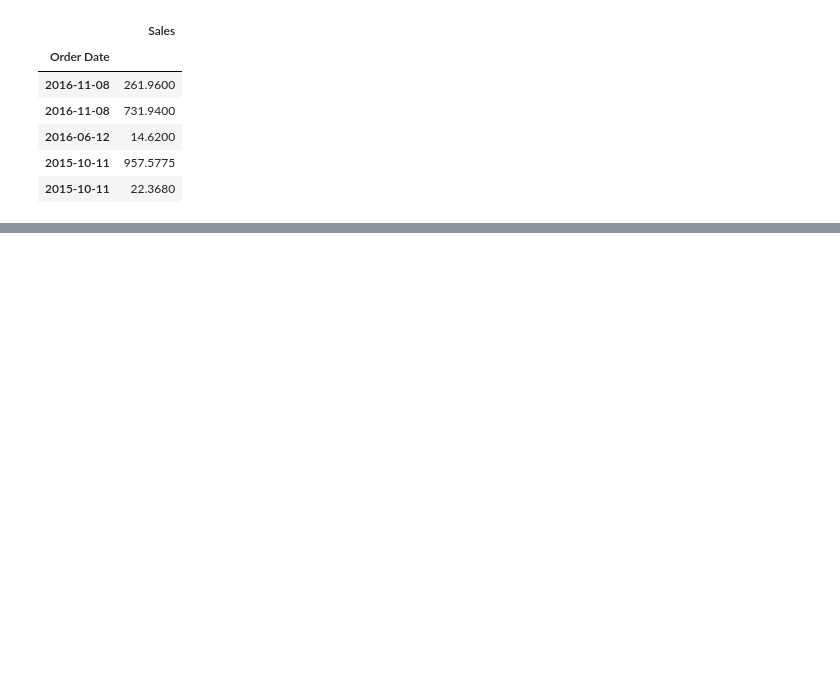
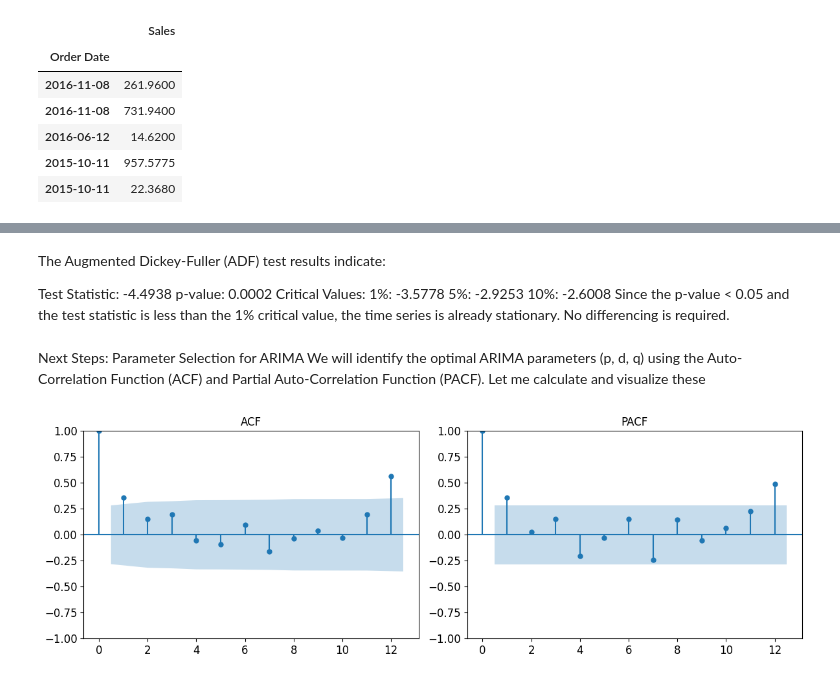
Before and after one commit to vinodvicki/time_series_forecasting_on_super_store-, a Jupyter notebook: time_series_forcast.ipynb, the cells around one changed output, grey strips where cells are left out. Cells and saved outputs as stored; diff of their text form; code cells hidden in the pictures; blank space fills up the shorter version.

```diff
--- a/time_series_forcast.ipynb
+++ b/time_series_forcast.ipynb
@@ -92,0 +146,26 @@ df.groupby(df['Order Date'])
+# %% [markdown]
+The Augmented Dickey-Fuller (ADF) test results indicate:
+
+Test Statistic: -4.4938
+p-value: 0.0002
+Critical Values:
+1%: -3.5778
+5%: -2.9253
+10%: -2.6008
+Since the p-value < 0.05 and the test statistic is less than the 1% critical value, the time series is already stationary. No differencing is required.
+# %% [markdown]
+Next Steps: Parameter Selection for ARIMA
+We will identify the optimal ARIMA parameters (p, d, q) using the Auto-Correlation Function (ACF) and Partial Auto-Correlation Function (PACF). Let me calculate and visualize these
+# %%
+# performing parameters for AFC and PACF
+from statsmodels.graphics.tsaplots import plot_acf, plot_pacf
+# Plot ACF and PACF for the stationary series
+plt.figure(figsize=(12, 4))
+plt.subplot(1,2,1)
+plot_acf(sales_df_monthly['Sales'],lags=12,ax=plt.gca(),title= "ACF")
+plt.subplot(1,2,2)
+plot_pacf(sales_df_monthly['Sales'],lags=12,ax=plt.gca(),title= "PACF")
+plt.tight_layout()
+plt.show()
+# %% [output]
+[figure, added]
```
Also changed, not shown: parts of 7 cells of this notebook.
